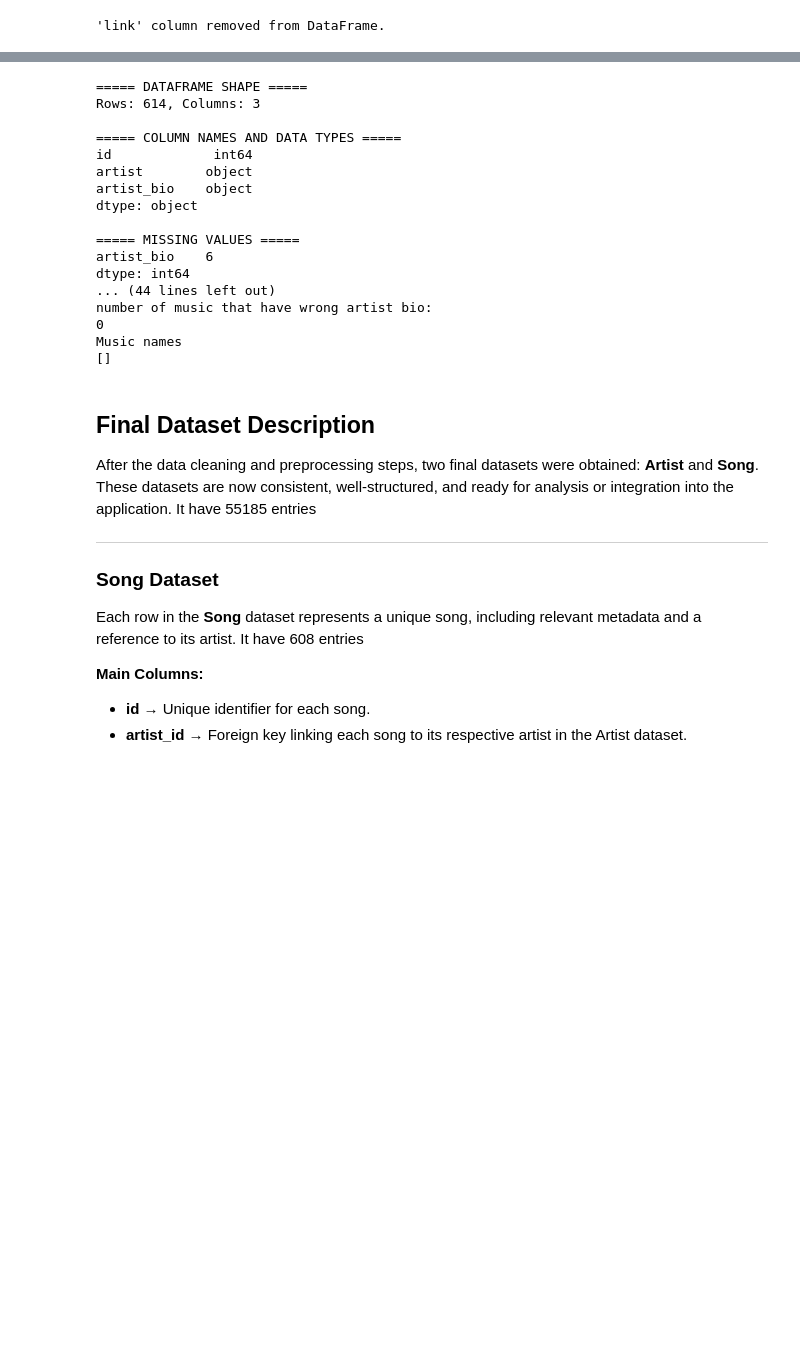
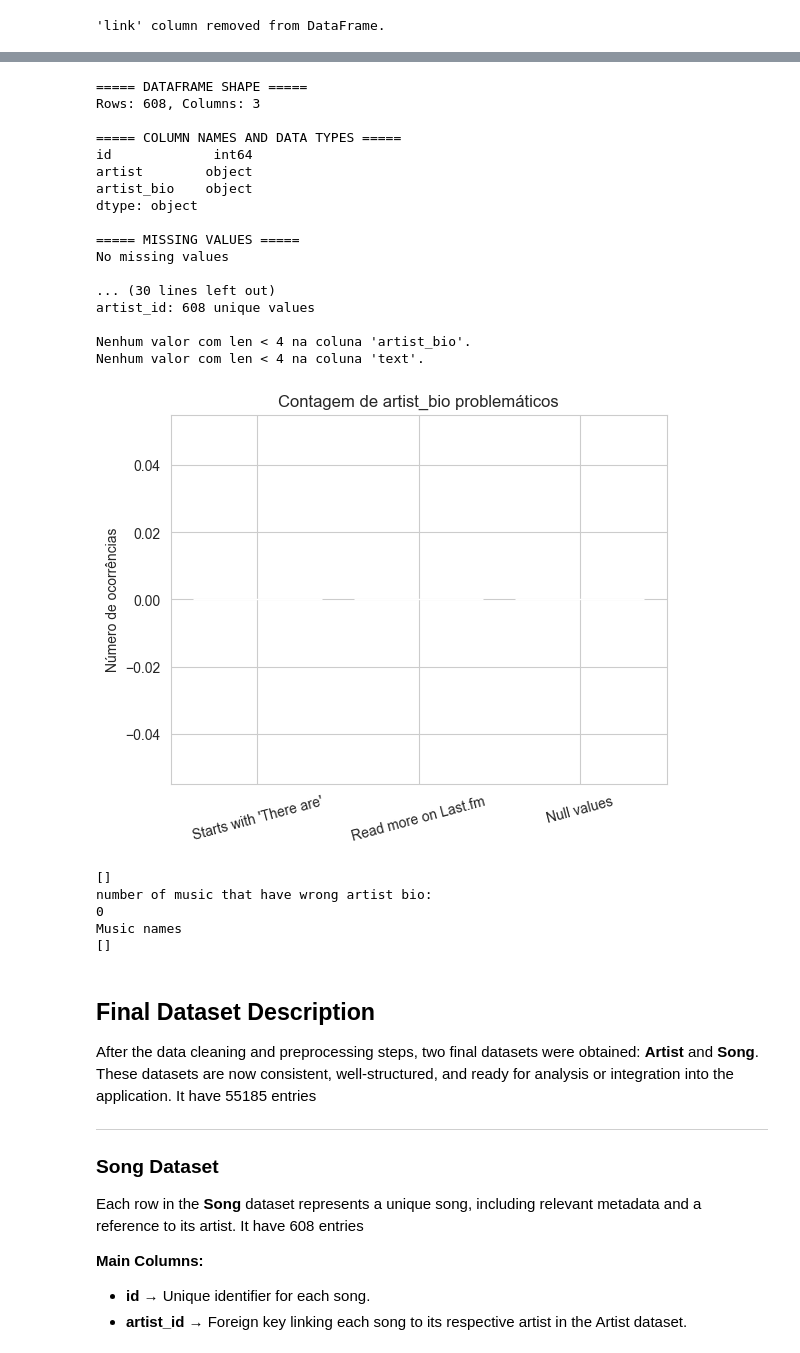
Before and after one commit to rodrigoribeiro09/Pri, a Jupyter notebook: src/MileStone1.ipynb, the cells around one changed output, grey strips where cells are left out. Saved outputs shown, nothing was run; the diff lists cells and outputs as text; code cells hidden in the pictures; blank space fills up the shorter version.

```diff
--- a/src/MileStone1.ipynb
+++ b/src/MileStone1.ipynb
@@ -408,37 +419,45 @@ For example, when doing 'df[col].method(value, inplace=True)', try using 'df.met
 # %%
 import pandas as pd
 import  data_utils
 import importlib
 importlib.reload(data_utils)
 
 df_lastfm=pd.read_csv('../finalDataset/artist.csv')
 df_songs=pd.read_csv('../finalDataset/song.csv')
 
 data_utils.dataProcessAnalysis(df_lastfm)
 data_utils.dataProcessAnalysis(df_songs)
 
 data_utils.plot_short_string_values(df_lastfm, column='artist_bio', min_len=4)
 data_utils.plot_short_string_values(df_songs, column='text', min_len=4)
-c=data_utils.getWrongArtistBios(df_lastfm)
+c=data_utils.printWrongArtistBios(df_lastfm,col='artist_bio')
+print(c)
+# TODO
 d=data_utils.getWrongMusic(df_songs,c)
 # %% [output]
 ===== DATAFRAME SHAPE =====
-Rows: 614, Columns: 3
+Rows: 608, Columns: 3
 
 ===== COLUMN NAMES AND DATA TYPES =====
 id             int64
 artist        object
 artist_bio    object
 dtype: object
 
 ===== MISSING VALUES =====
-artist_bio    6
-dtype: int64
-... (44 lines left out)
-number of music that have wrong artist bio:
-0
-Music names
-[]
+No missing values
+
+... (30 lines left out)
+artist_id: 608 unique values
+
+Nenhum valor com len < 4 na coluna 'artist_bio'.
+Nenhum valor com len < 4 na coluna 'text'.
+[figure, added]
+[]
+number of music that have wrong artist bio:
+0
+Music names
+[]
 # %% [markdown]
 
 
```
Also changed, not shown: parts of 3 cells of this notebook, 4 other files.
